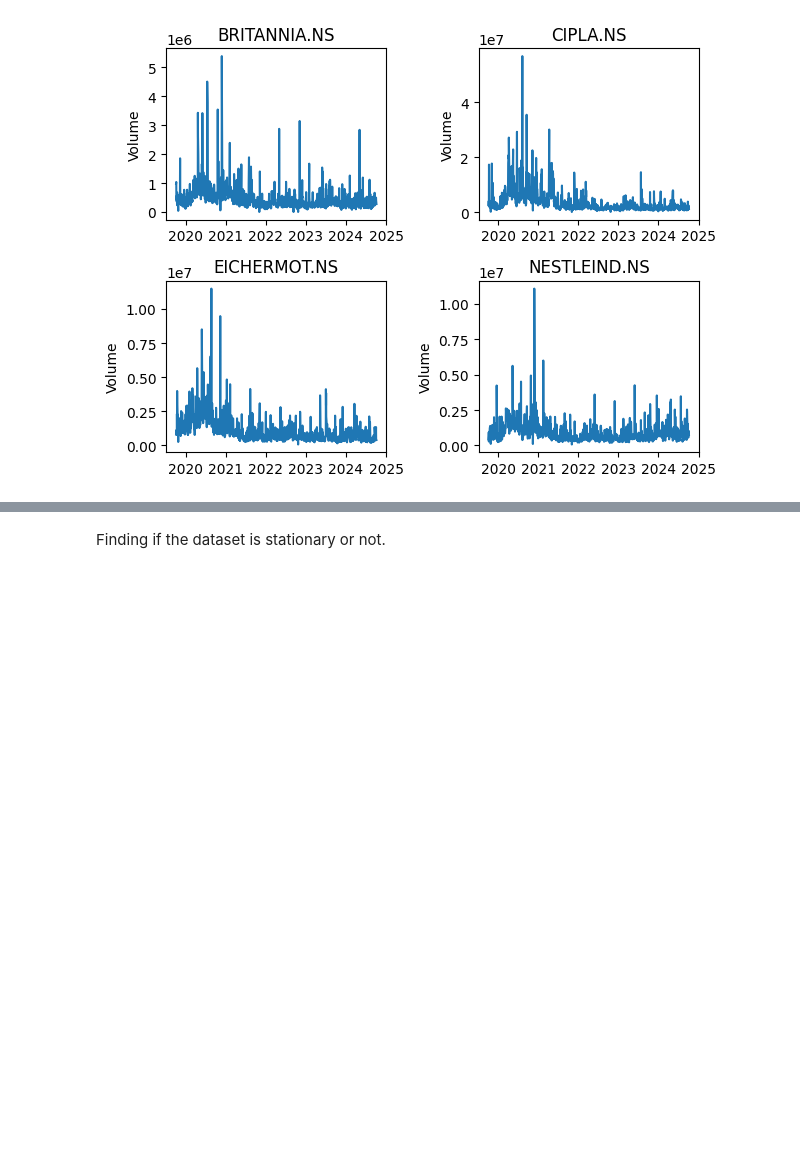
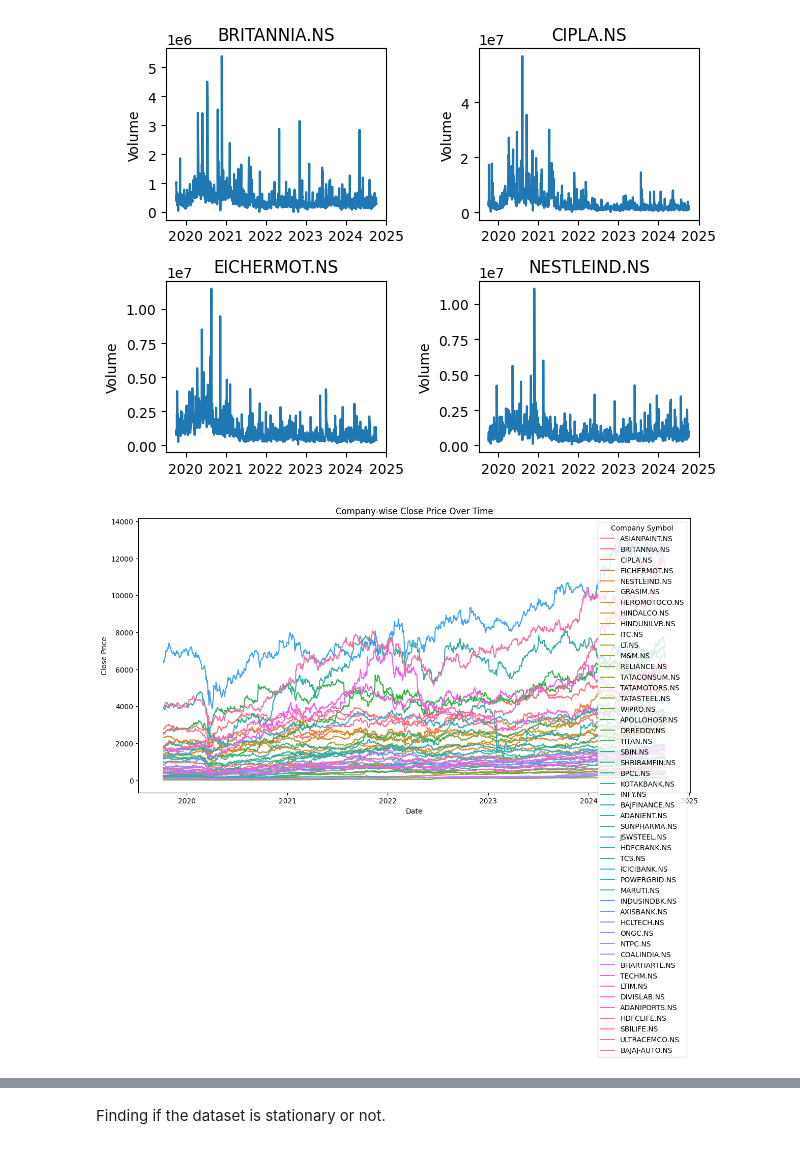
Before and after one commit to Puskchan/Stock_project, a Jupyter notebook: artifacts/data_preprocessing.ipynb, the cells around one changed output, grey strips where cells are left out. Saved outputs shown, nothing was run; the diff lists cells and outputs as text; code cells hidden in the pictures; blank space fills up the shorter version.

Commit message:
Stock data preprocessing

```diff
--- a/artifacts/data_preprocessing.ipynb
+++ b/artifacts/data_preprocessing.ipynb
@@ -192,3 +192,17 @@ plt.tight_layout()
 plt.show()
 # %% [output]
 [figure]
+# %%
+import seaborn as sns
+import matplotlib.pyplot as plt
+
+# Line plot for close price of each company
+plt.figure(figsize=(14, 7))
+sns.lineplot(data=data, x="date", y="close", hue="symbol")
+plt.title("Company-wise Close Price Over Time")
+plt.xlabel("Date")
+plt.ylabel("Close Price")
+plt.legend(title="Company Symbol")
+plt.show()
+# %% [output]
+[figure, added]
```
Also changed, not shown: parts of 9 cells of this notebook, 1 other file.
